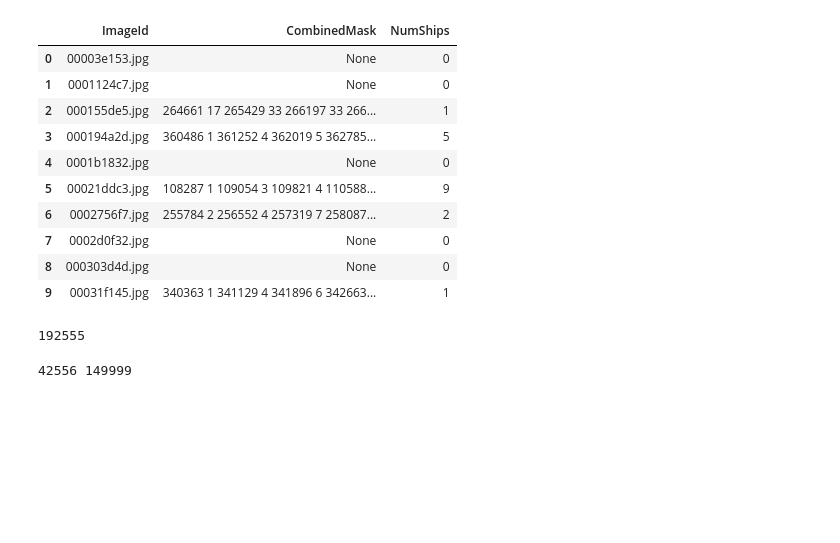
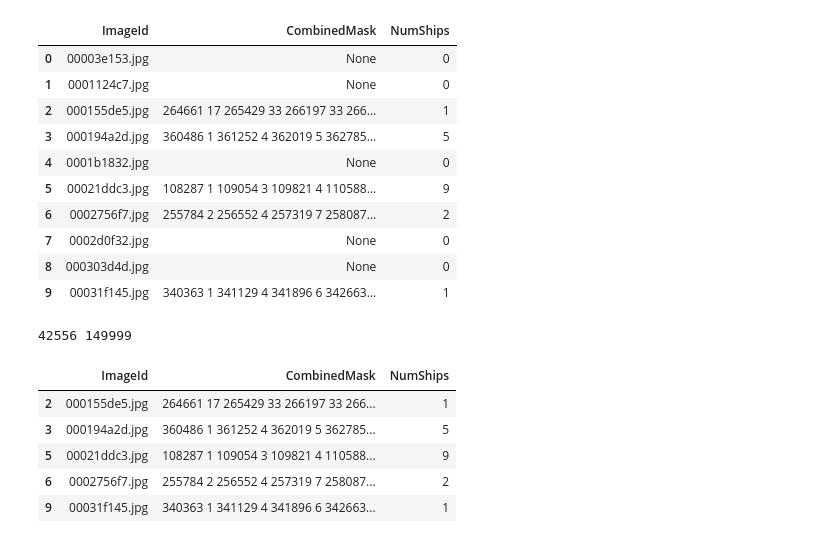
Before and after one commit to kubyllka/Airbus-Ship-Detection-U-net-Segmentation, a Jupyter notebook: kaggle-notebook.ipynb, the cells around one changed output. Saved outputs shown, nothing was run; the diff lists cells and outputs as text; code cells hidden in the pictures; blank space fills up the shorter version.

```diff
--- a/kaggle-notebook.ipynb
+++ b/kaggle-notebook.ipynb
@@ -204,8 +200,3 @@ result_df.head(10)
 | 7 | 0002d0f32.jpg | None | 0 |
 | 8 | 000303d4d.jpg | None | 0 |
 | 9 | 00031f145.jpg | 340363 1 341129 4 341896 6 342663... | 1 |
-# %%
-number_img_train = len(result_df)
-print(number_img_train)
-# %% [output]
-192555
@@ -212,7 +205,14 @@ print(number_img_train)
 # %%
 has_ships = result_df[result_df['NumShips'] != 0]
 no_ships = result_df[result_df['NumShips'] == 0]
 
 print(len(has_ships), len(no_ships))
+has_ships.head()
 # %% [output]
 42556 149999
+|  | ImageId | CombinedMask | NumShips |
+| 2 | 000155de5.jpg | 264661 17 265429 33 266197 33 266... | 1 |
+| 3 | 000194a2d.jpg | 360486 1 361252 4 362019 5 362785... | 5 |
+| 5 | 00021ddc3.jpg | 108287 1 109054 3 109821 4 110588... | 9 |
+| 6 | 0002756f7.jpg | 255784 2 256552 4 257319 7 258087... | 2 |
+| 9 | 00031f145.jpg | 340363 1 341129 4 341896 6 342663... | 1 |
```
Also changed, not shown: parts of 23 cells of this notebook.
